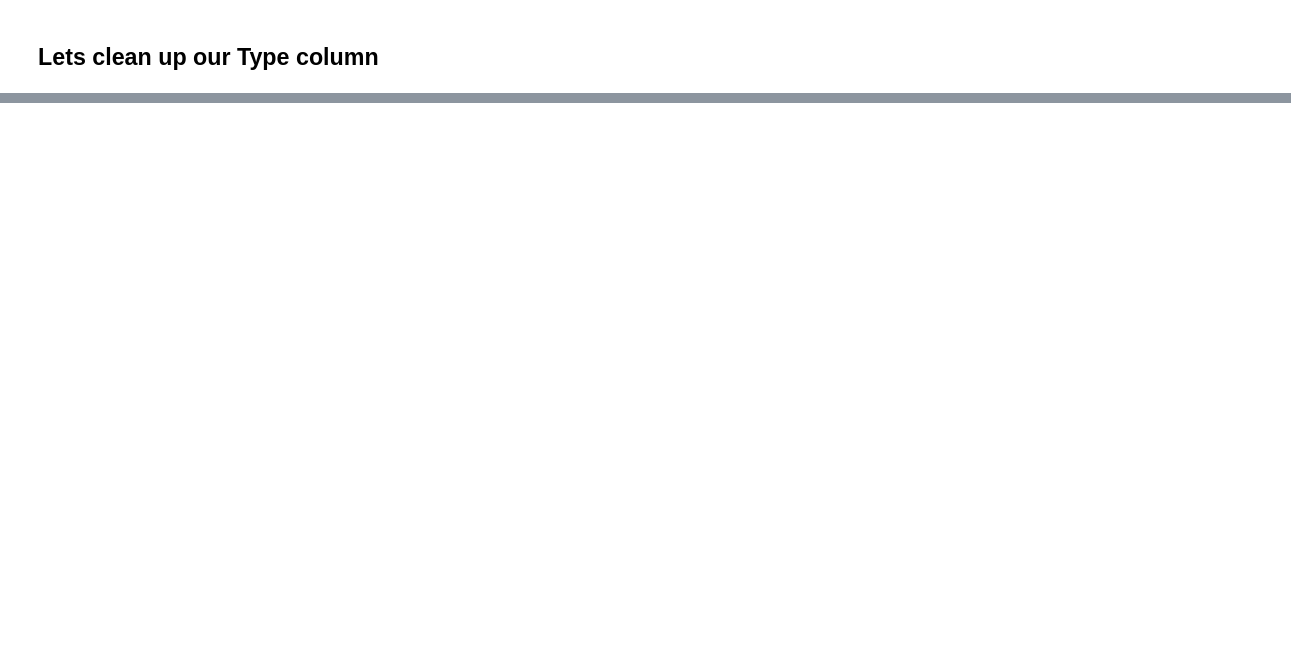
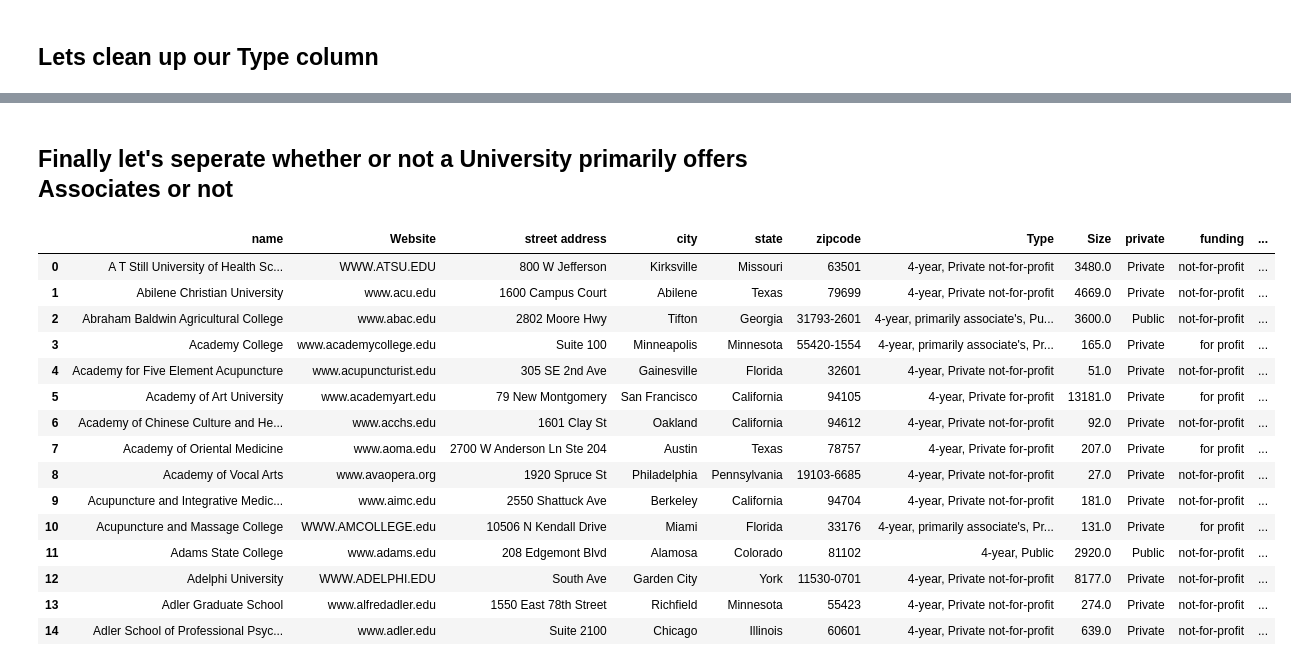
Before and after one commit to Kisazadev/University, a Jupyter notebook: Kevin's Universities.ipynb, the cells around one changed output, grey strips where cells are left out. Cells and saved outputs as stored; diff of their text form; code cells hidden in the pictures; blank space fills up the shorter version.

```diff
--- a/Kevin's Universities.ipynb
+++ b/Kevin's Universities.ipynb
@@ -107,0 +125,3 @@ uni.head()
+# %%
+column_names = ["name", "Website", "street address","city","state","zipcode", "Type", "Size"]
+uni = uni.reindex(columns=column_names)
@@ -111,6 +140,11 @@ uni.head()
 # Here we'll seperate whether or not the college is a public college or private.
 uni['private'] = np.where(uni['Type'].str.contains("Private", "Public"), 'Private', 'Public')
 # Here we'll seperate the types of funding
-# uni['funding'] = np.where(uni['Type'].str.contains("not-for-profit", " for-profit"), 'not-for-profit', 'for-profit') & np.where(uni['Type'].str.contains("Public"), 'test ')
-# uni['funding'] = np.where(uni['Type'].str.contains("not-for-profit"), 'not-for-profit') & np.where(uni['Type'].str.contains("Public"), 'test ') & np.where(uni['Type'].str.contains(" for-profit"), 'for-profit')
-uni['funding'] = np.where(uni['Type'] == 'not-for-profit', 'true')
+
+Type = [uni['Type'] == "4-year, Private not-for-profit",
+        uni['Type'] == "4-year, primarily associate's, Public",
+        uni['Type'] == "4-year, primarily associate's, Private for-profit",
+        uni['Type'] == "4-year, Private for-profit",
+        uni['Type'] == "4-year, Public"]
+funding_type = ['not-for-profit', 'not-for-profit', 'for profit', 'for profit', 'not-for-profit']
+uni['funding'] = np.select(Type, funding_type)
@@ -138,0 +166,24 @@ uni.head(25)
+# %% [markdown]
+## Finally let's seperate whether or not a University primarily offers Associates or not
+# %%
+uni['Associates (y=1/n=0)'] = np.where(uni['Type'].str.contains("primarily associate's"), '1', '0')
+# %%
+# Check to see how it looks
+uni.head(10)
+# %% [output]
+|  | name | Website | street address | city | state | zipcode | Type | Size | private | funding | ... |
+| 0 | A T Still University of Health Sc... | WWW.ATSU.EDU | 800 W Jefferson | Kirksville | Missouri | 63501 | 4-year, Private not-for-profit | 3480.0 | Private | not-for-profit | ... |
+| 1 | Abilene Christian University | www.acu.edu | 1600 Campus Court | Abilene | Texas | 79699 | 4-year, Private not-for-profit | 4669.0 | Private | not-for-profit | ... |
+| 2 | Abraham Baldwin Agricultural College | www.abac.edu | 2802 Moore Hwy | Tifton | Georgia | 31793-2601 | 4-year, primarily associate's, Pu... | 3600.0 | Public | not-for-profit | ... |
+| 3 | Academy College | www.academycollege.edu | Suite 100 | Minneapolis | Minnesota | 55420-1554 | 4-year, primarily associate's, Pr... | 165.0 | Private | for profit | ... |
+| 4 | Academy for Five Element Acupuncture | www.acupuncturist.edu | 305 SE 2nd Ave | Gainesville | Florida | 32601 | 4-year, Private not-for-profit | 51.0 | Private | not-for-profit | ... |
+| 5 | Academy of Art University | www.academyart.edu | 79 New Montgomery | San Francisco | California | 94105 | 4-year, Private for-profit | 13181.0 | Private | for profit | ... |
+| 6 | Academy of Chinese Culture and He... | www.acchs.edu | 1601 Clay St | Oakland | California | 94612 | 4-year, Private not-for-profit | 92.0 | Private | not-for-profit | ... |
+| 7 | Academy of Oriental Medicine | www.aoma.edu | 2700 W Anderson Ln Ste 204 | Austin | Texas | 78757 | 4-year, Private for-profit | 207.0 | Private | for profit | ... |
+| 8 | Academy of Vocal Arts | www.avaopera.org | 1920 Spruce St | Philadelphia | Pennsylvania | 19103-6685 | 4-year, Private not-for-profit | 27.0 | Private | not-for-profit | ... |
+| 9 | Acupuncture and Integrative Medic... | www.aimc.edu | 2550 Shattuck Ave | Berkeley | California | 94704 | 4-year, Private not-for-profit | 181.0 | Private | not-for-profit | ... |
+| 10 | Acupuncture and Massage College | WWW.AMCOLLEGE.edu | 10506 N Kendall Drive | Miami | Florida | 33176 | 4-year, primarily associate's, Pr... | 131.0 | Private | for profit | ... |
+| 11 | Adams State College | www.adams.edu | 208 Edgemont Blvd | Alamosa | Colorado | 81102 | 4-year, Public | 2920.0 | Public | not-for-profit | ... |
+| 12 | Adelphi University | WWW.ADELPHI.EDU | South Ave | Garden City | York | 11530-0701 | 4-year, Private not-for-profit | 8177.0 | Private | not-for-profit | ... |
+| 13 | Adler Graduate School | www.alfredadler.edu | 1550 East 78th Street | Richfield | Minnesota | 55423 | 4-year, Private not-for-profit | 274.0 | Private | not-for-profit | ... |
+| 14 | Adler School of Professional Psyc... | www.adler.edu | Suite 2100 | Chicago | Illinois | 60601 | 4-year, Private not-for-profit | 639.0 | Private | not-for-profit | ... |
```
Also changed, not shown: parts of 10 cells of this notebook.
